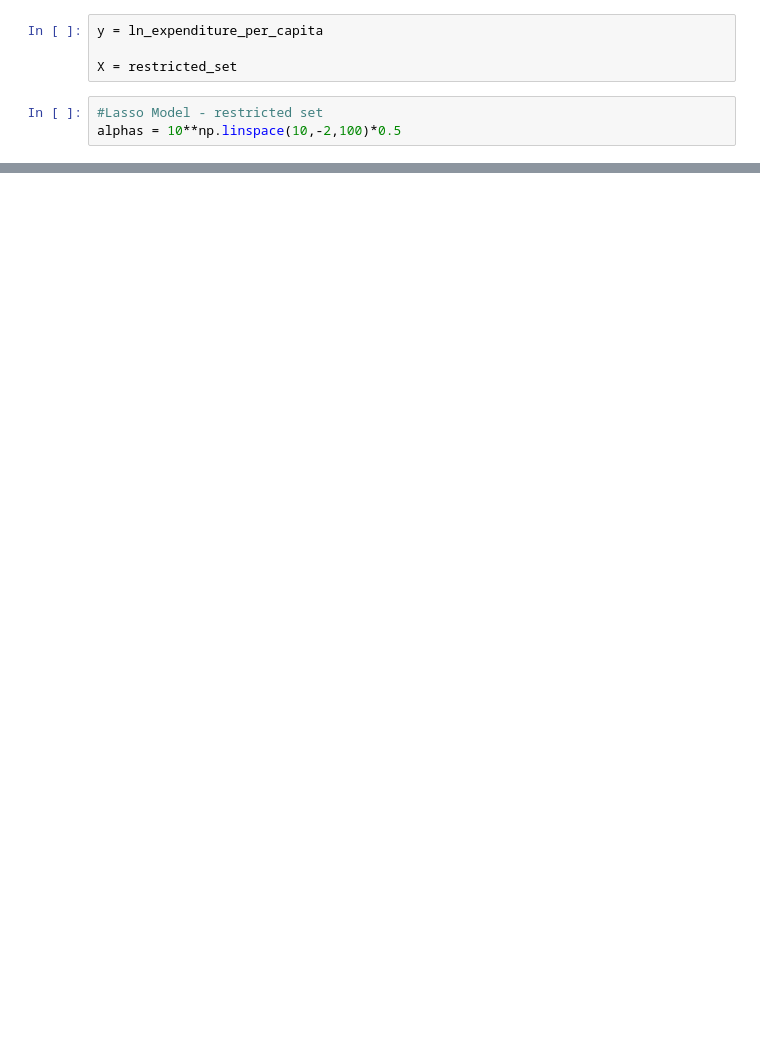
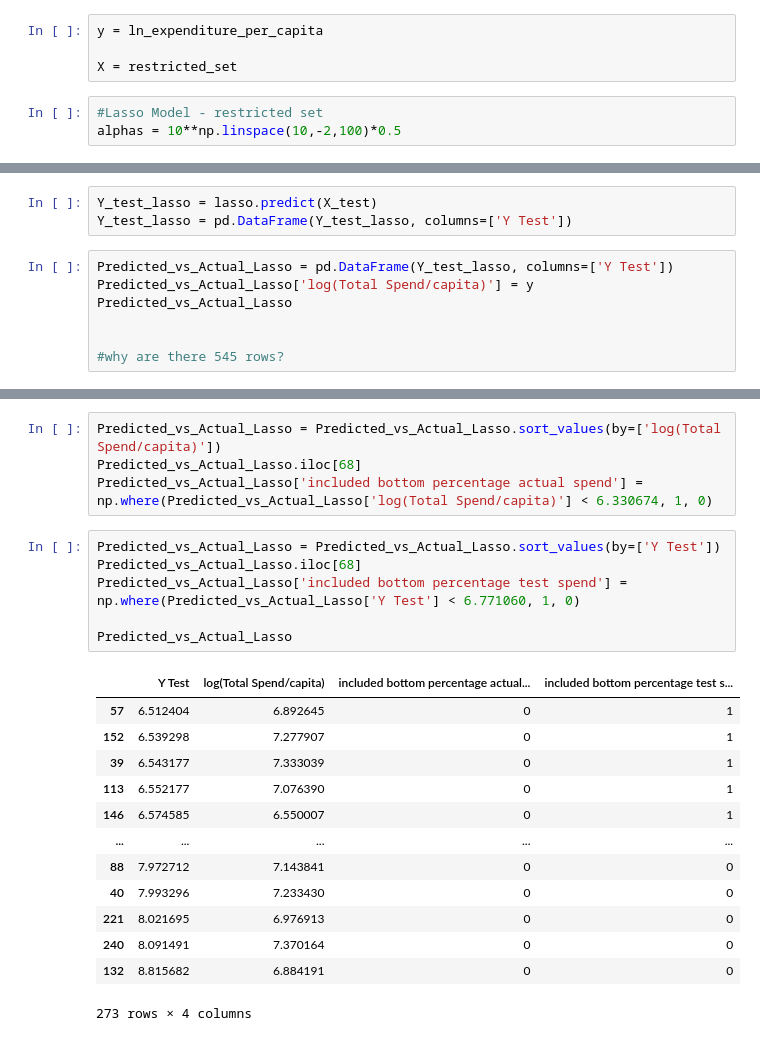
Before and after one commit to Colleen-ODonnell/KenyaPovertyTargetingModel, a Jupyter notebook: 3analysis/Analysis.ipynb, the cells around one changed output, grey strips where cells are left out. Saved outputs shown, nothing was run; the diff lists cells and outputs as text; blank space fills up the shorter version.

```diff
--- a/3analysis/Analysis.ipynb
+++ b/3analysis/Analysis.ipynb
@@ -286 +417,11 @@ shareWrites                        -0.000000
 dtype: float64
+# %%
+Y_test_lasso = lasso.predict(X_test)
+Y_test_lasso = pd.DataFrame(Y_test_lasso, columns=['Y Test'])
+# %%
+Predicted_vs_Actual_Lasso = pd.DataFrame(Y_test_lasso, columns=['Y Test'])
+Predicted_vs_Actual_Lasso['log(Total Spend/capita)'] = y
+Predicted_vs_Actual_Lasso
+
+
+#why are there 545 rows?
@@ -286,0 +442,24 @@ dtype: float64
+# %%
+Predicted_vs_Actual_Lasso = Predicted_vs_Actual_Lasso.sort_values(by=['log(Total Spend/capita)'])
+Predicted_vs_Actual_Lasso.iloc[68]
+Predicted_vs_Actual_Lasso['included bottom percentage actual spend'] = np.where(Predicted_vs_Actual_Lasso['log(Total Spend/capita)'] < 6.330674, 1, 0)
+# %%
+Predicted_vs_Actual_Lasso = Predicted_vs_Actual_Lasso.sort_values(by=['Y Test'])
+Predicted_vs_Actual_Lasso.iloc[68]
+Predicted_vs_Actual_Lasso['included bottom percentage test spend'] = np.where(Predicted_vs_Actual_Lasso['Y Test'] < 6.771060, 1, 0)
+
+Predicted_vs_Actual_Lasso
+# %% [output]
+|  | Y Test | log(Total Spend/capita) | included bottom percentage actual... | included bottom percentage test s... |
+| 57 | 6.512404 | 6.892645 | 0 | 1 |
+| 152 | 6.539298 | 7.277907 | 0 | 1 |
+| 39 | 6.543177 | 7.333039 | 0 | 1 |
+| 113 | 6.552177 | 7.076390 | 0 | 1 |
+| 146 | 6.574585 | 6.550007 | 0 | 1 |
+| ... | ... | ... | ... | ... |
+| 88 | 7.972712 | 7.143841 | 0 | 0 |
+| 40 | 7.993296 | 7.233430 | 0 | 0 |
+| 221 | 8.021695 | 6.976913 | 0 | 0 |
+| 240 | 8.091491 | 7.370164 | 0 | 0 |
+| 132 | 8.815682 | 6.884191 | 0 | 0 |
+273 rows × 4 columns
```
Also changed, not shown: parts of 43 cells of this notebook, 7 other files.
